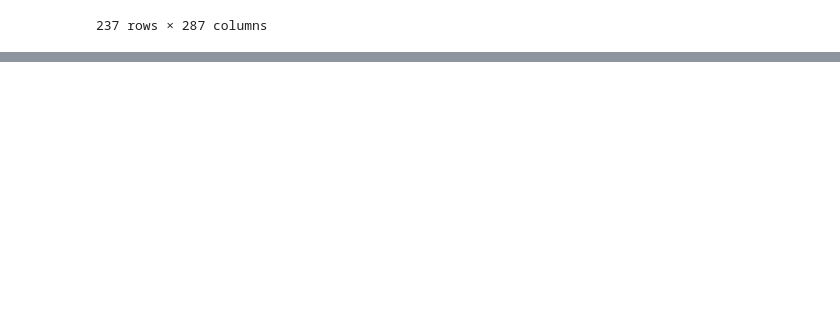
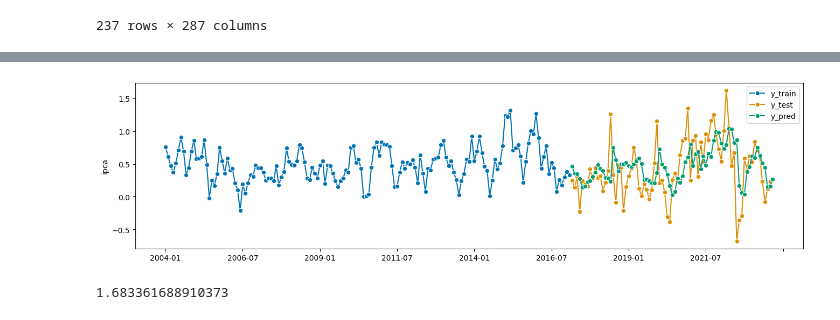
Before and after one commit to GuilhermeFrainer/tcc, a Jupyter notebook: tree_info.ipynb, the cells around one changed output, grey strips where cells are left out. Drawn from its saved outputs; the diff is of its cells as text; code cells hidden in the pictures; blank space fills up the shorter version.

```diff
--- a/tree_info.ipynb
+++ b/tree_info.ipynb
@@ -79,0 +115,5 @@ np.ndarray: obj must be a numpy.ndarray, found <class 'pandas.core.series.Series
+# %%
+no_lags['y'] = no_lags['df']['ipca']
+no_lags['X'] = no_lags['df'].drop(columns=['ipca'])
+no_lags['y_train'], no_lags['y_test'], no_lags['X_train'], no_lags['X_test'] = \
+    temporal_train_test_split(y, X, test_size=79)
@@ -79,0 +137,18 @@ np.ndarray: obj must be a numpy.ndarray, found <class 'pandas.core.series.Series
+# %%
+no_lags['regressor'] = RandomForestRegressor(max_features="sqrt")
+fh = ForecastingHorizon(1, is_relative=True)
+no_lags['forecaster'] = make_reduction(no_lags['regressor'])
+# %%
+cv = ExpandingWindowSplitter(fh=fh, initial_window=y_train.size)
+no_lags['eval'] = evaluate(
+    forecaster=no_lags['forecaster'],
+    cv=cv,
+    y=no_lags['y'],
+    X=no_lags['X'],
+    strategy="refit",
+    return_data=True
+)
+# %%
+no_lags['y_pred'] = pd.Series([value[0] for _, value in no_lags['eval']['y_pred'].items()])
+no_lags['y_pred'].index = no_lags['y_test'].index
+no_lags['y_pred']
@@ -79,0 +169,10 @@ np.ndarray: obj must be a numpy.ndarray, found <class 'pandas.core.series.Series
+# %%
+labels = ['y_train', 'y_test', 'y_pred']
+fig, ax = plot_series(no_lags['y_train'], no_lags['y_test'], no_lags['y_pred'], labels=labels)
+# %% [output]
+[figure, added]
+# %%
+mape = MeanAbsolutePercentageError(symmetric=False)
+mape(y_true=no_lags['y_test'], y_pred=no_lags['y_pred'])
+# %% [output]
+1.683361688910373
```
Also changed, not shown: parts of 12 cells of this notebook.
